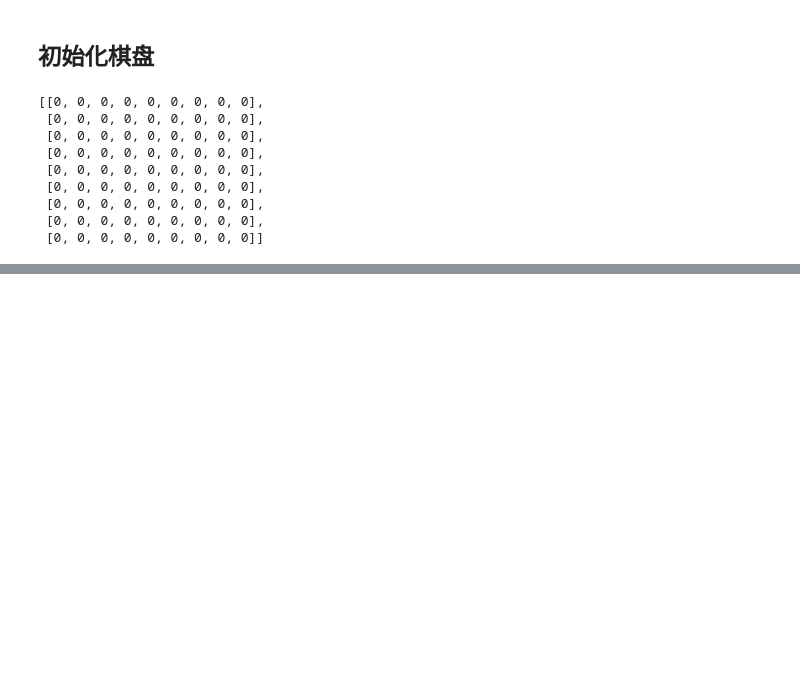
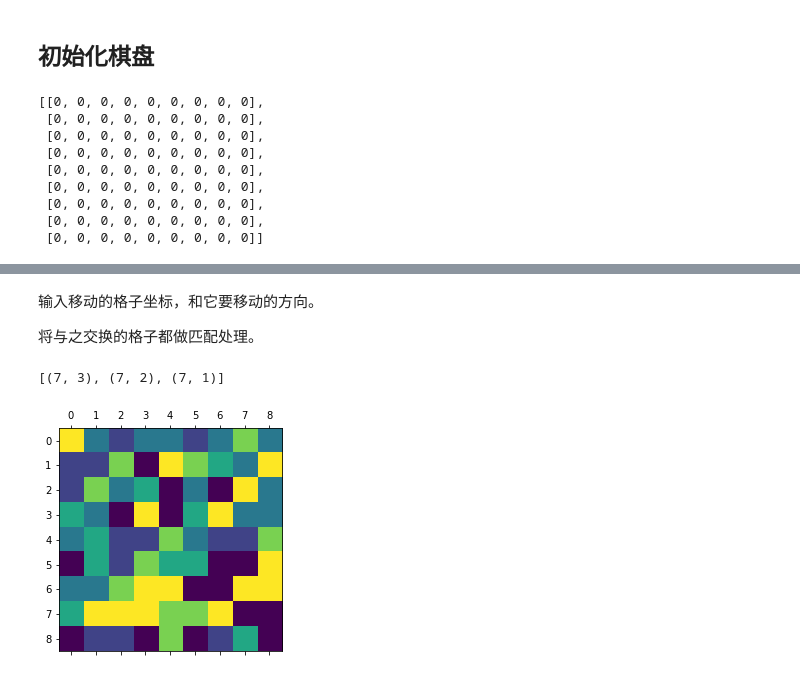
Before and after one commit to tengshan2008/match-game, a Jupyter notebook: docs/tutorial.ipynb, the cells around one changed output, grey strips where cells are left out. Cells and saved outputs as stored; diff of their text form; code cells hidden in the pictures; blank space fills up the shorter version.

```diff
--- a/docs/tutorial.ipynb
+++ b/docs/tutorial.ipynb
@@ -60,0 +74,41 @@ show_image(puzzle)
+# %%
+def match_blocks(puzzle, point_x, point_y):
+    matched = list()
+    for i in range(length-2):
+        if puzzle[point_x][i] - puzzle[point_x][i+1] == puzzle[point_x][i+1] - puzzle[point_x][i+2] == 0:
+            matched += [(point_x, i), (point_x, i+1), (point_x, i+2)]
+    for i in range(width-2):
+        if puzzle[i+1][point_y] - puzzle[i][point_y] == puzzle[i+2][point_y] - puzzle[i+1][point_y] == 0:
+            matched += [(i, point_y), (i+1, point_y), (i+2, point_y)]
+    return matched
+# %% [markdown]
+输入移动的格子坐标，和它要移动的方向。
+
+将与之交换的格子都做匹配处理。
+# %%
+def match_puzzle(puzzle, point_x, point_y, arrow):
+    if arrow == 'left':
+        x1, y1, x2, y2 = point_x, point_y, point_x, point_y-1
+    elif arrow == 'right':
+        x1, y1, x2, y2 = point_x, point_y, point_x, point_y+1
+    elif arrow == 'up':
+        x1, y1, x2, y2 = point_x-1, point_y, point_x, point_y
+    elif arrow == 'down':
+        x1, y1, x2, y2 = point_x+1, point_y, point_x, point_y
+    puzzle[x1][y1], puzzle[x2][y2] = puzzle[x2][y2], puzzle[x1][y1]
+    matched = match_blocks(puzzle, x1, y1) + match_blocks(puzzle, x2, y2)
+    if len(matched) == 0:
+        puzzle[x1][y1], puzzle[x2][y2] = puzzle[x2][y2], puzzle[x1][y1]
+    return list(set(matched))
+# %%
+point_x = 8
+point_y = 3
+arrow = 'up'
+
+matched = match_puzzle(puzzle, point_x, point_y, arrow)
+
+print(matched)
+show_image(puzzle)
+# %% [output]
+[(7, 3), (7, 2), (7, 1)]
+[figure, added]
```
Also changed, not shown: parts of 10 cells of this notebook.
